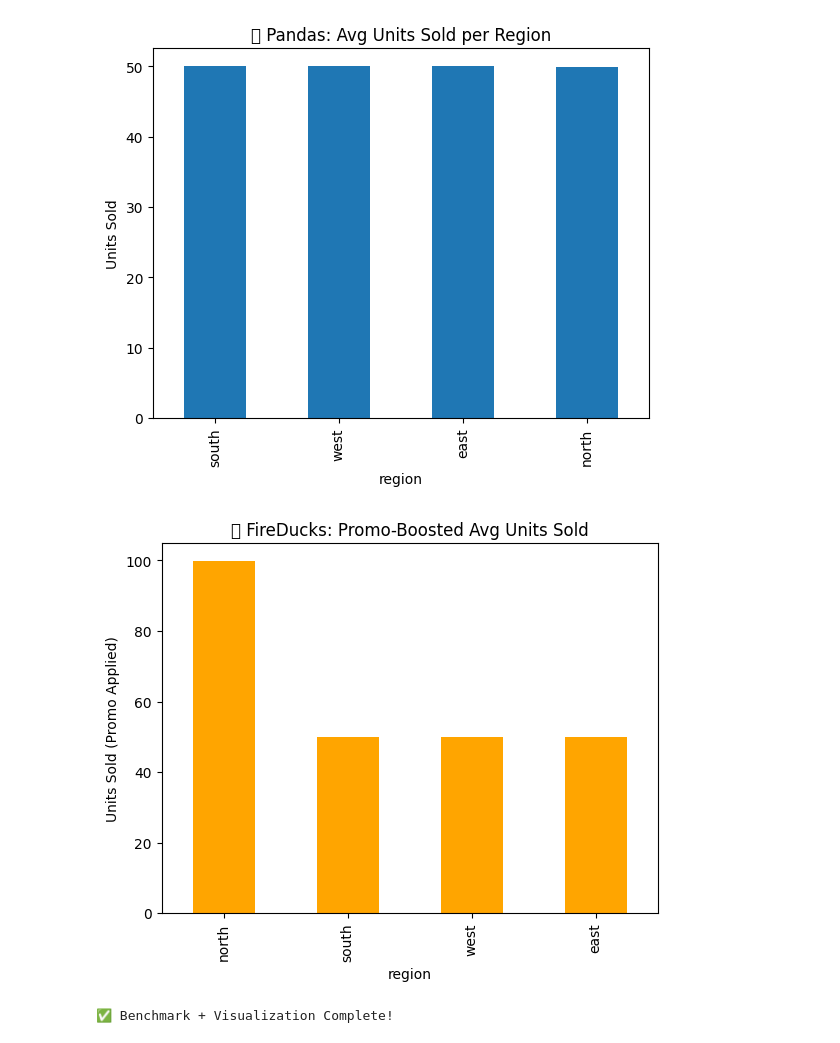
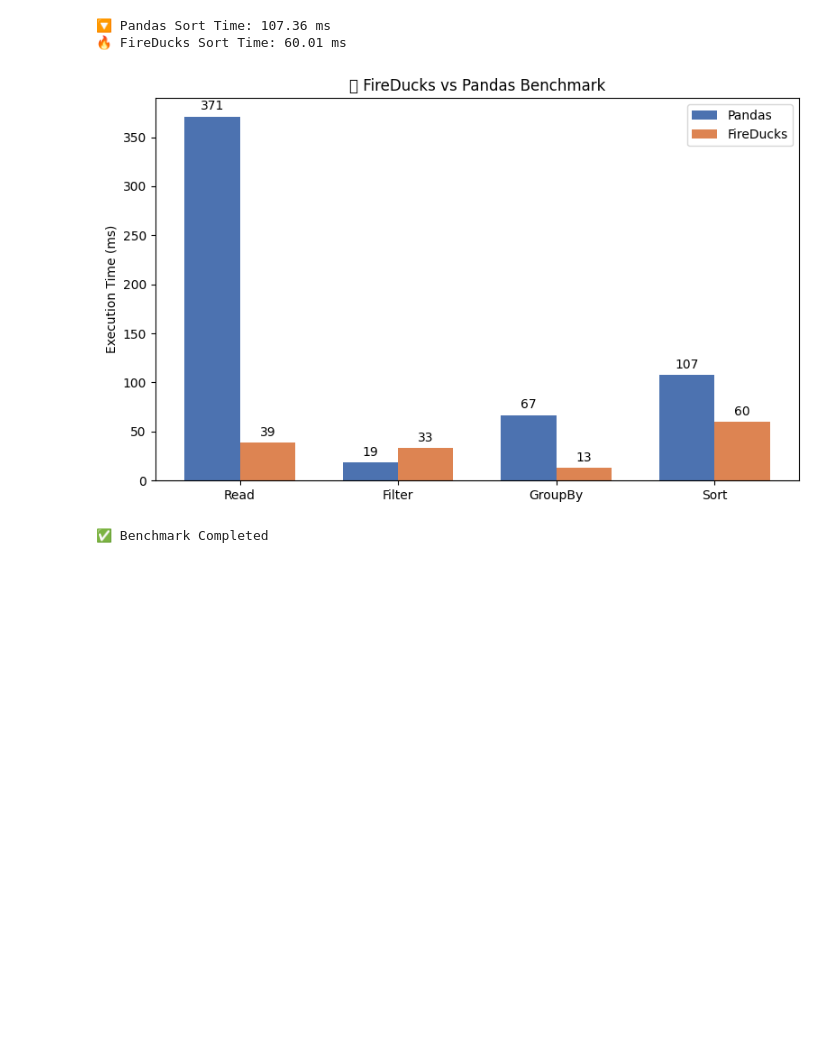
Before and after one commit to imsumedhaa/fireducks-vs-pandas-EDA, a Jupyter notebook: EDA_&_Visualization.ipynb, the cells around one changed output. Cells and saved outputs as stored; diff of their text form; code cells hidden in the pictures; blank space fills up the shorter version.

```diff
--- a/EDA_&_Visualization.ipynb
+++ b/EDA_&_Visualization.ipynb
@@ -91,19 +80,54 @@ print("🔥 FireDucks GroupBy Time:", round(time.time() - start, 4), "sec")
-# %%
-# Sort by units_sold descending
-sorted_pandas = group_pandas.sort_values(by='units_sold', ascending=False)
-sorted_fd = group_fd.sort_values(by='units_sold', ascending=False)
-
-# Plot results
-sorted_pandas.plot(kind='bar', x='region', y='units_sold', title="📊 Pandas: Avg Units Sold per Region", legend=False)
-plt.ylabel("Units Sold")
-plt.show()
-
-sorted_fd.plot(kind='bar', x='region', y='units_sold', title="🔥 FireDucks: Promo-Boosted Avg Units Sold", color='orange', legend=False)
-plt.ylabel("Units Sold (Promo Applied)")
-plt.show()
-
-print("✅ Benchmark + Visualization Complete!")
-# %% [output]
-[figure, removed]
-[figure, removed]
-✅ Benchmark + Visualization Complete!
+# %%
+#  Sort by units_sold descending
+start = time.time()
+pandas_sorted = pandas_df.sort_values(by='units_sold', ascending=False)
+pandas_sort_time = (time.time() - start) * 1000
+print("🔽 Pandas Sort Time:", round(pandas_sort_time, 2), "ms")
+
+start = time.time()
+fd_sorted = fd_df.sort_values(by='units_sold', ascending=False)
+fd_sort_time = (time.time() - start) * 1000
+print("🔥 FireDucks Sort Time:", round(fd_sort_time, 2), "ms")
+# %% [output]
+🔽 Pandas Sort Time: 107.36 ms
+🔥 FireDucks Sort Time: 60.01 ms
+# %%
+#  Bar chart comparing performance
+import matplotlib.pyplot as plt
+
+operations = ["Read", "Filter", "GroupBy", "Sort"]
+pandas_times = [pandas_read_time, pandas_filter_time, pandas_groupby_time, pandas_sort_time]
+fireducks_times = [fd_read_time, fd_filter_time, fd_groupby_time, fd_sort_time]
+
+x = np.arange(len(operations))
+width = 0.35
+
+fig, ax = plt.subplots(figsize=(8, 5))
+rects1 = ax.bar(x - width/2, pandas_times, width, label='Pandas', color='#4c72b0')
+rects2 = ax.bar(x + width/2, fireducks_times, width, label='FireDucks', color='#dd8452')
+
+ax.set_ylabel('Execution Time (ms)')
+ax.set_title('🔥 FireDucks vs Pandas Benchmark')
+ax.set_xticks(x)
+ax.set_xticklabels(operations)
+ax.legend()
+
+def autolabel(rects):
+    for rect in rects:
+        height = rect.get_height()
+        ax.annotate(f'{height:.0f}',
+                    xy=(rect.get_x() + rect.get_width() / 2, height),
+                    xytext=(0, 3),
+                    textcoords="offset points",
+                    ha='center', va='bottom')
+
+autolabel(rects1)
+autolabel(rects2)
+
+plt.tight_layout()
+plt.show()
+
+print("✅ Benchmark Completed")
+# %% [output]
+[figure, added]
+✅ Benchmark Completed
```
Also changed, not shown: parts of 5 cells of this notebook.
